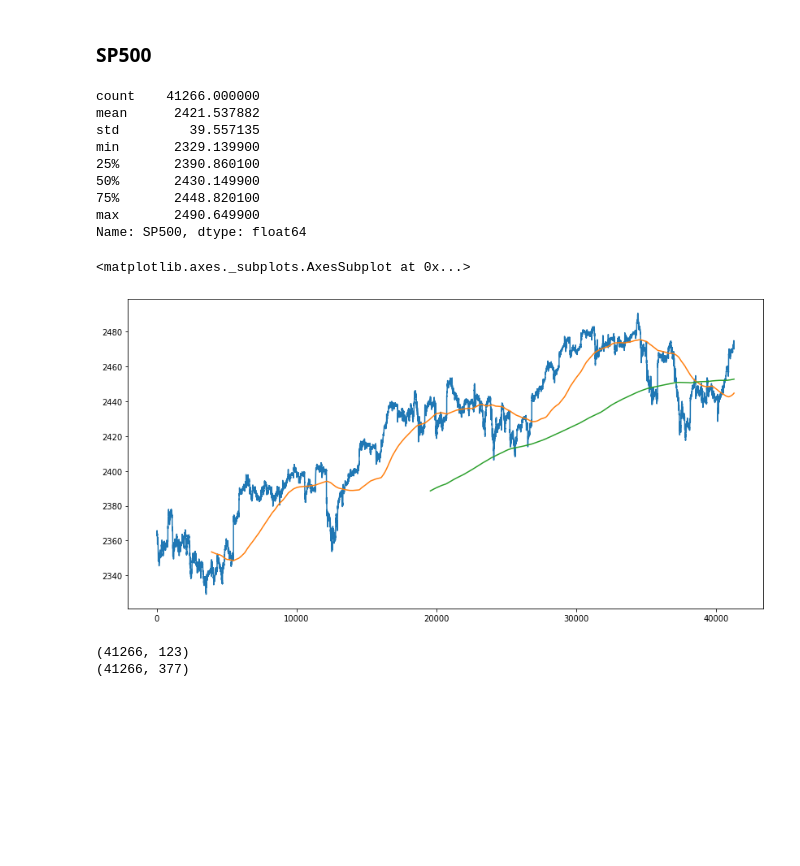
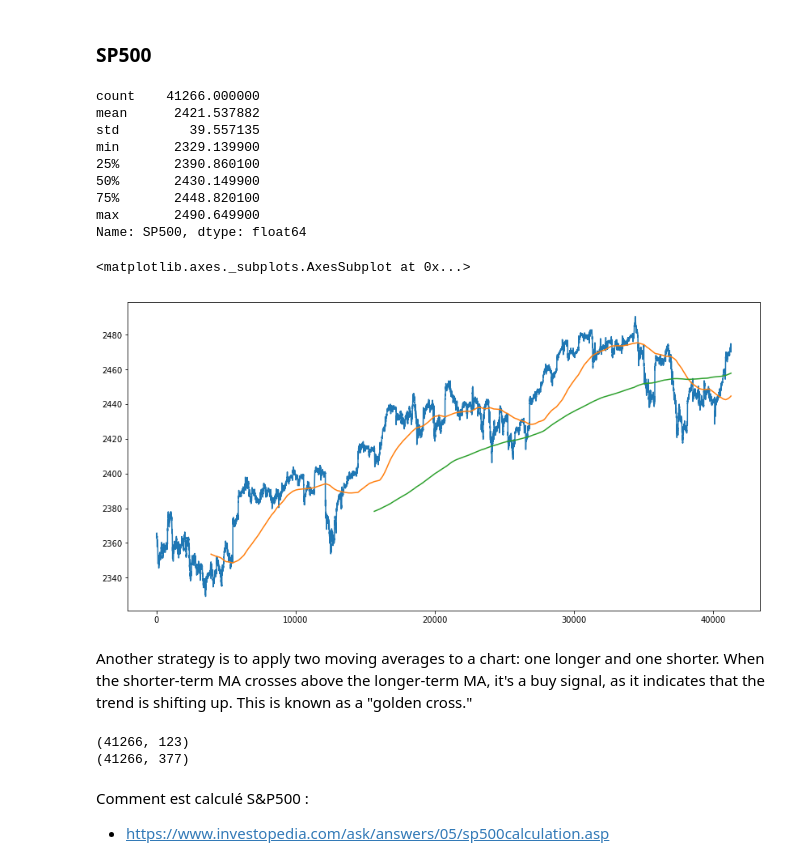
Before and after one commit to samirLazzali/SP500_tensorflow, a Jupyter notebook: data_stock_eda.ipynb, the cells around one changed output. Cells and saved outputs as stored; diff of their text form; code cells hidden in the pictures; blank space fills up the shorter version.

```diff
--- a/data_stock_eda.ipynb
+++ b/data_stock_eda.ipynb
@@ -77,23 +77,25 @@ Nous avons donc :  391 valeurs par jour
 # %%
 print(data_stocks.SP500.describe())
 plt.figure(figsize=(14,7))
 data_stocks.SP500.plot()
 # moyenne mobile sur 10 jour
 data_stocks.SP500.rolling(391*10).mean().plot()
 # moyenne mobile sur 50j
-data_stocks.SP500.rolling(391*50).mean().plot()
+data_stocks.SP500.rolling(391*40).mean().plot()
 # %% [output]
 count    41266.000000
 mean      2421.537882
 std         39.557135
 min       2329.139900
 25%       2390.860100
 50%       2430.149900
 75%       2448.820100
 max       2490.649900
 Name: SP500, dtype: float64
 <matplotlib.axes._subplots.AxesSubplot at 0x...>
-[figure, old version]
+[figure, new version]
+# %% [markdown]
+Another strategy is to apply two moving averages to a chart: one longer and one shorter. When the shorter-term MA crosses above the longer-term MA, it's a buy signal, as it indicates that the trend is shifting up. This is known as a "golden cross."
 # %%
 ## Composition du SP500
 NASDAQ = data_stocks[[col for col in data_stocks.columns if 'NASDAQ' in col]]
@@ -107,0 +111,3 @@ print(NYSE.shape)
+# %% [markdown]
+Comment est calculé S&P500 :
+- https://www.investopedia.com/ask/answers/05/sp500calculation.asp
```
Also changed, not shown: parts of 4 cells of this notebook.
